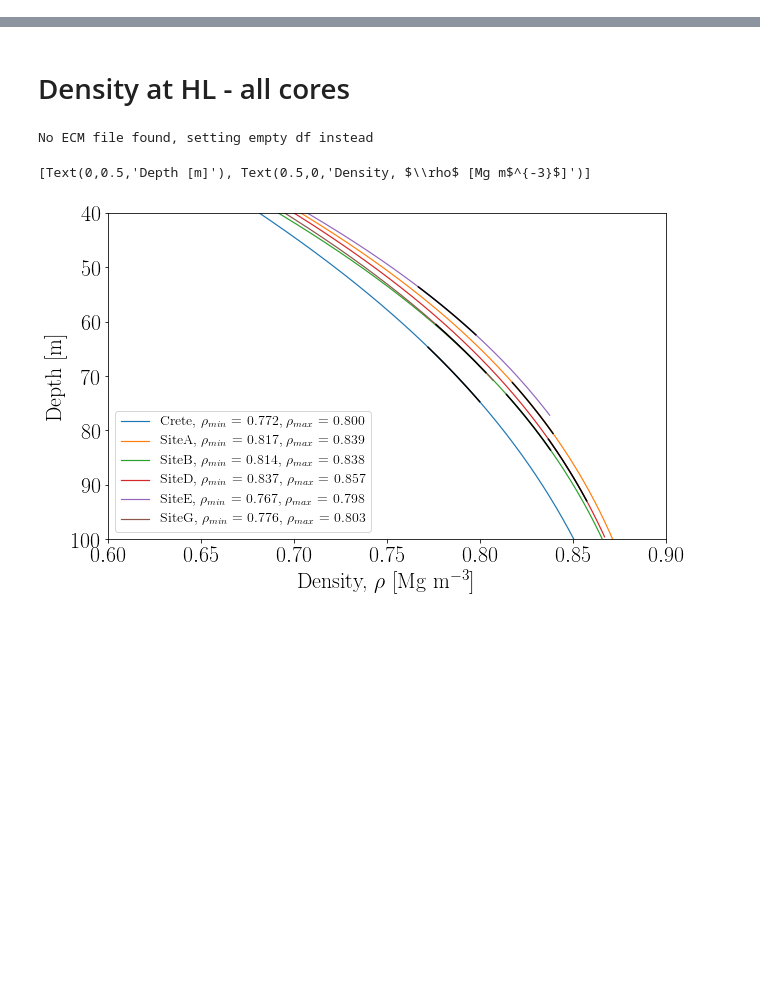
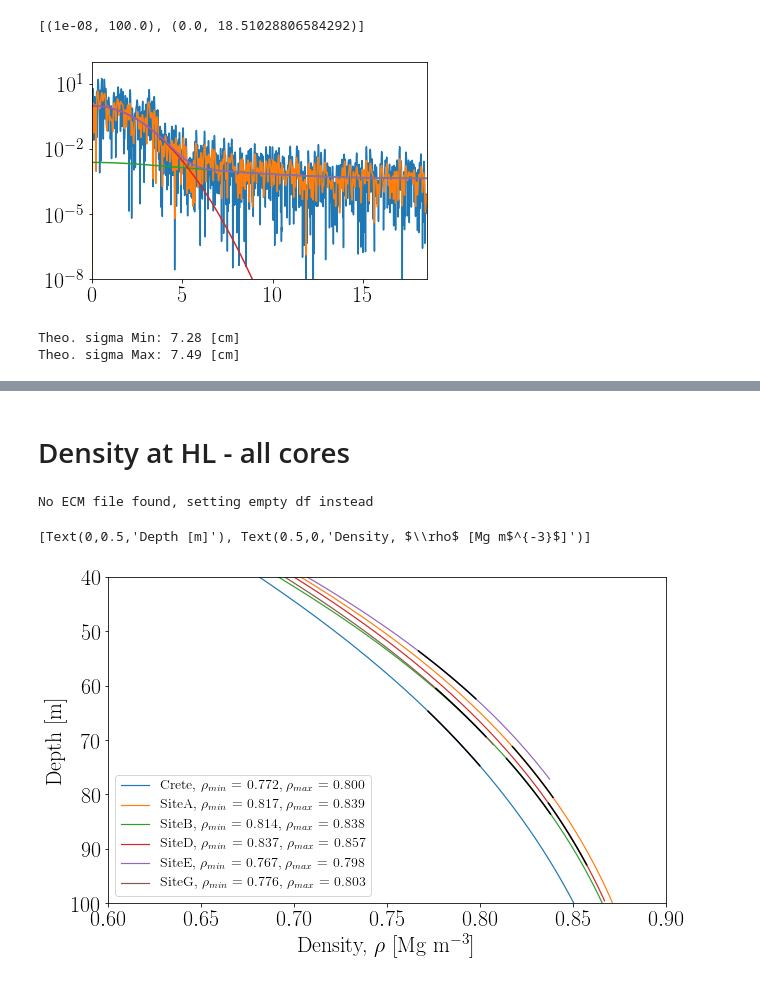
Before and after one commit to TheaQG/AWI_Bcores_Analysis, a Jupyter notebook: TestingAndFigureCreation.ipynb, the cells around one changed output, grey strips where cells are left out. Saved outputs shown, nothing was run; the diff lists cells and outputs as text; code cells hidden in the pictures; blank space fills up the shorter version.

```diff
--- a/TestingAndFigureCreation.ipynb
+++ b/TestingAndFigureCreation.ipynb
@@ -44,0 +69,5 @@ from DiffusionProfiles_calculations import DiffusionLength
+# %%
+instDecon_DCT = SpectralDecon(depth_LT, d18O_LT, 2000, 'DCT')
+
+
+w_PSD_DCT, P_PSD_DCT, Pnoise_DCT, Psignal_DCT, P_fit_DCT, opt_fit_dict_DCT, params_fit_DCT, fit_func_val_DCT, fit_dict_DCT = instDecon_DCT.SpectralFit()
@@ -44,0 +109,19 @@ from DiffusionProfiles_calculations import DiffusionLength
+# %%
+
+plt.semilogy(w_PSD_DCT[1:], P_PSD_DCT[1:])
+plt.semilogy(w_PSD_FFT,P_PSD_FFT)
+plt.semilogy(w_PSD_DCT,Pnoise_DCT)
+plt.semilogy(w_PSD_DCT,Psignal_DCT)
+plt.semilogy(w_PSD_DCT,P_fit_DCT)
+plt.gca().set(ylim=(1e-8,1e2), xlim=(min(w_PSD_DCT),max(w_PSD_DCT)))
+# %% [output]
+[(1e-08, 100.0), (0.0, 18.51028806584292)]
+[figure, added]
+# %%
+dataAll = pd.DataFrame({'depth':depth_LT,'d18O':d18O_LT}, index=None)
+
+inst = BackDiffuse(site, data_d18O_LT, CoresSpecs, dTamb, dLaki, N_InInt, diffLenData=data_diff_LT[['Depth','sigma_o18']], densData=data_dens_LT)
+dataMin, peaksMin, N_peaksMin, troughsMin, N_troughsMin, diffLenTheoMin, dataMax, peaksMax, N_peaksMax, troughsMax, N_troughsMax, diffLenTheoMax = inst.BackDiffuse_Theo()
+# %% [output]
+Theo. sigma Min: 7.28 [cm]
+Theo. sigma Max: 7.49 [cm]
```
Also changed, not shown: parts of 11 cells of this notebook, 2 other files.
